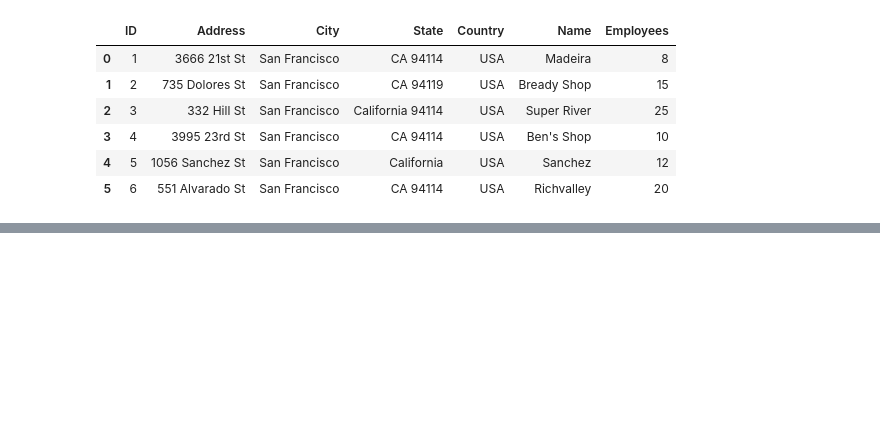
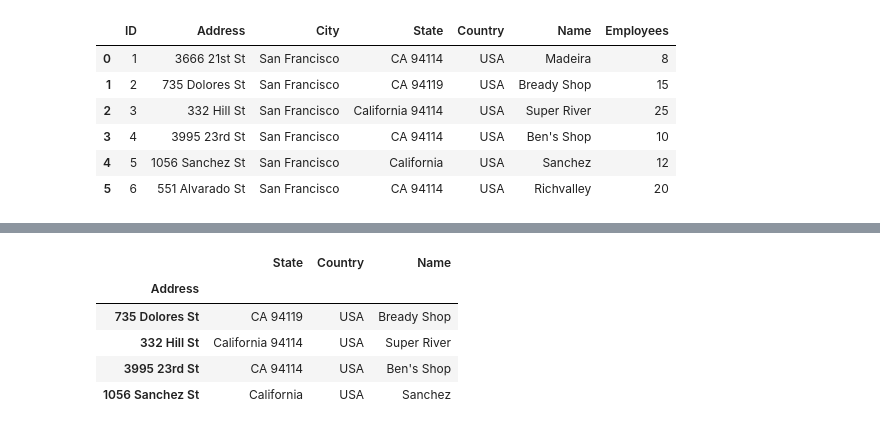
Before and after one commit to vikeshpatil/Python_Practice, a Jupyter notebook: Pandas/reading_files/reading_files.ipynb, the cells around one changed output, grey strips where cells are left out. Saved outputs shown, nothing was run; the diff lists cells and outputs as text; code cells hidden in the pictures; blank space fills up the shorter version.

```diff
--- a/Pandas/reading_files/reading_files.ipynb
+++ b/Pandas/reading_files/reading_files.ipynb
@@ -100,0 +131,9 @@ df5
+# %%
+df5.loc["735 Dolores St":"1056 Sanchez St", "State": "Name"]
+# %% [output]
+|  | State | Country | Name |
+| Address |  |  |  |
+| 735 Dolores St | CA 94119 | USA | Bready Shop |
+| 332 Hill St | California 94114 | USA | Super River |
+| 3995 23rd St | CA 94114 | USA | Ben's Shop |
+| 1056 Sanchez St | California | USA | Sanchez |
```
Also changed, not shown: parts of 9 cells of this notebook.
